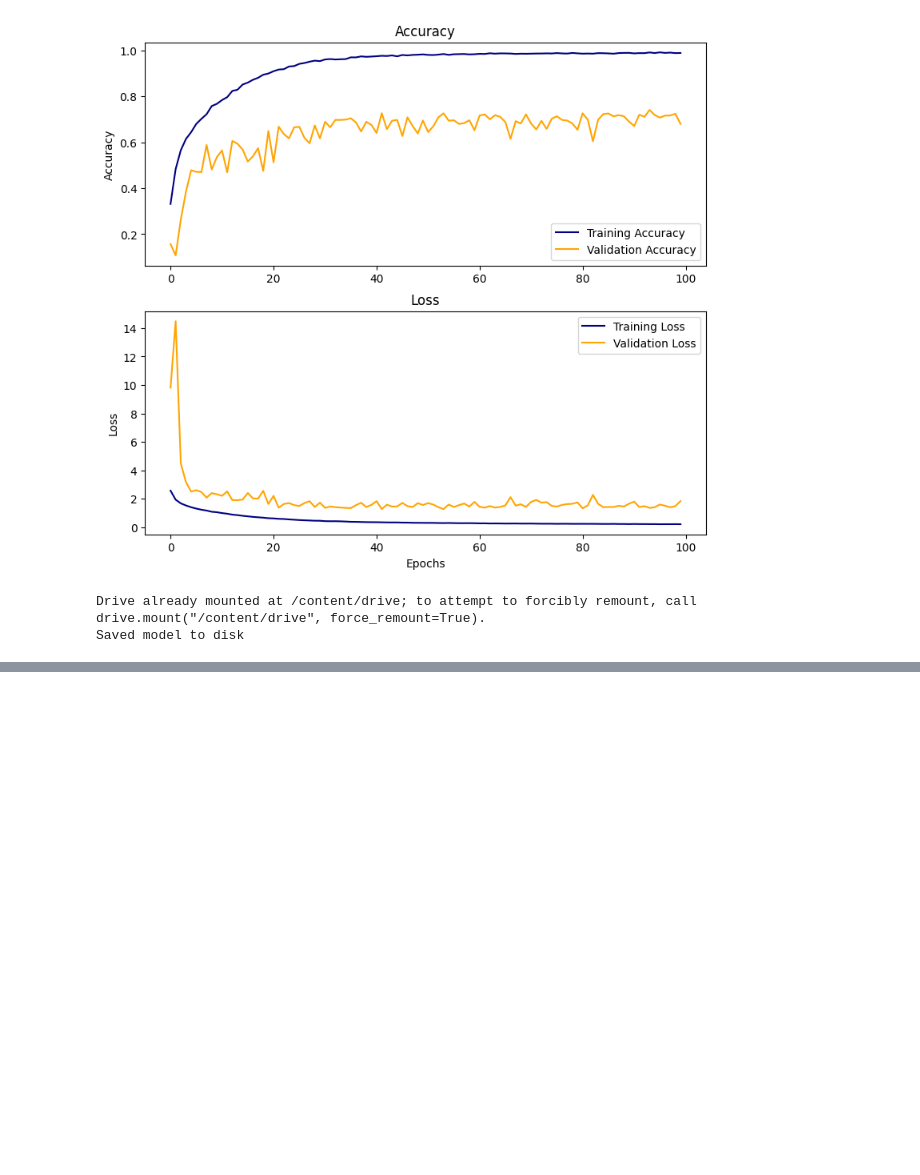
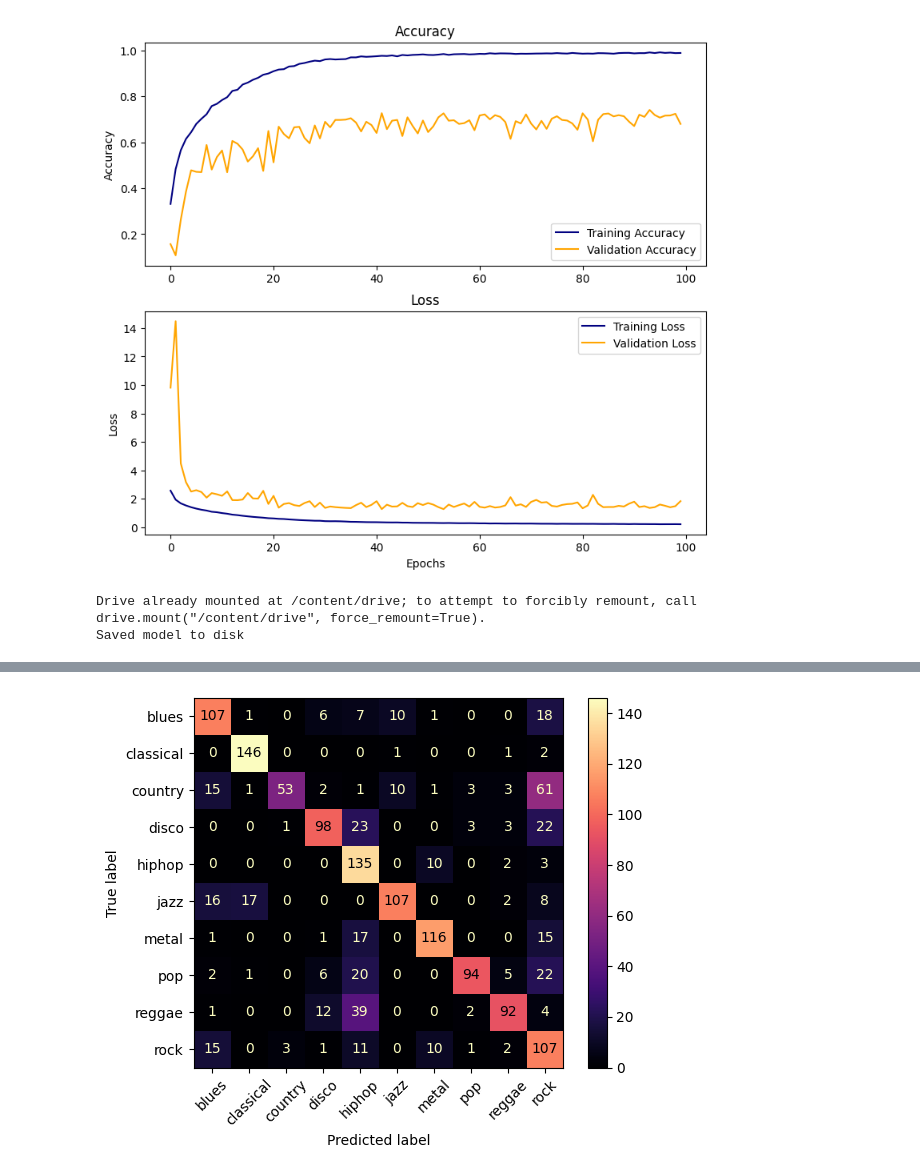
Before and after one commit to hutsonjo/CNN_Music_Classifier, a Jupyter notebook: src/music_classifier/model/training/Training.ipynb, the cells around one changed output, grey strips where cells are left out. Cells and saved outputs as stored; diff of their text form; code cells hidden in the pictures; blank space fills up the shorter version.

Commit message:
further model training

```diff
--- a/src/music_classifier/model/training/Training.ipynb
+++ b/src/music_classifier/model/training/Training.ipynb
@@ -322,0 +525,19 @@ Saved model to disk
+# %%
+# Recompile with smaller learning rate
+
+CNN_3.compile(
+    optimizer=optimizers.Adam(learning_rate=0.00001),
+    loss=keras.losses.SparseCategoricalCrossentropy(),
+    metrics=['accuracy',
+             tf.keras.metrics.SparseTopKCategoricalAccuracy(k=3),
+            ]
+)
+# %%
+hist_3_low_LR = CNN_3.fit(
+    X_train,
+    y_train,
+    epochs=100,
+    validation_data=(X_val, y_val),
+    verbose=1,
+    callbacks=[save_metrics_callback_cnn3, early_stopping, checkpoint]
+)
@@ -322,0 +562,26 @@ Saved model to disk
+# %%
+GENRE_LABELS = [
+    "blues",
+    "classical",
+    "country",
+    "disco",
+    "hiphop",
+    "jazz",
+    "metal",
+    "pop",
+    "reggae",
+    "rock",
+]
+# %%
+# Confusion Matrix
+
+from sklearn.metrics import ConfusionMatrixDisplay
+
+cmd = ConfusionMatrixDisplay.from_predictions(
+    y_test,
+    CNN_3.predict(X_test).argmax(axis=1),
+    cmap="magma",
+    display_labels=GENRE_LABELS,
+    xticks_rotation=45,)
+plt.show()
+# %% [output]
@@ -322,0 +589 @@ Saved model to disk
+[figure, added]
```
Also changed, not shown: parts of 25 cells of this notebook, 5 other files.
